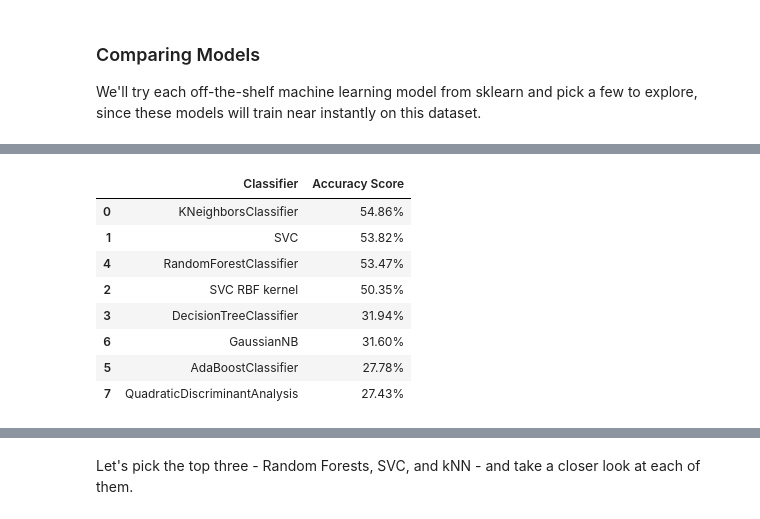
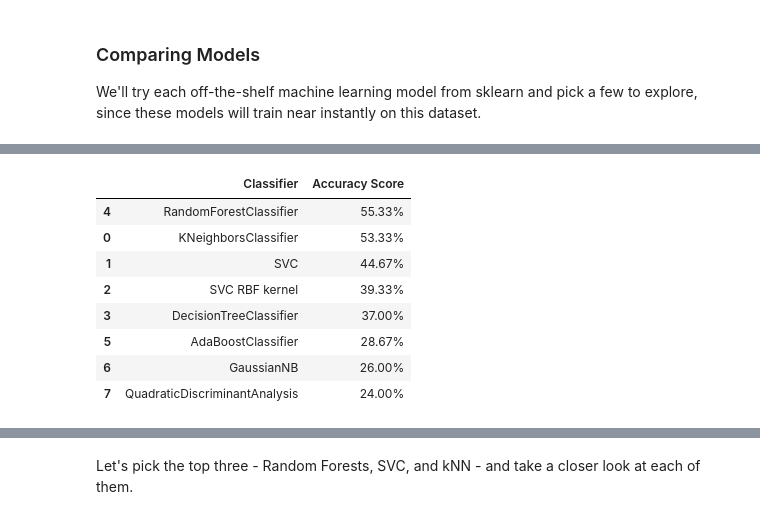
Before and after one commit to jaspergass/Week3-ClassicML, a Jupyter notebook: Week_3_MachineLearning.ipynb, the cells around one changed output, grey strips where cells are left out. Saved outputs shown, nothing was run; the diff lists cells and outputs as text; code cells hidden in the pictures.

```diff
--- a/Week_3_MachineLearning.ipynb
+++ b/Week_3_MachineLearning.ipynb
@@ -627,0 +703,31 @@ We'll try each off-the-shelf machine learning model from sklearn and pick a few
+# %%
+#Testing the accuracy of model trained on the RAVDSS data using my data
+from sklearn.neighbors import KNeighborsClassifier
+from sklearn.svm import SVC
+from sklearn.tree import DecisionTreeClassifier
+from sklearn.ensemble import RandomForestClassifier, AdaBoostClassifier
+from sklearn.naive_bayes import GaussianNB
+from sklearn.discriminant_analysis import QuadraticDiscriminantAnalysis
+
+classification_models = [
+    KNeighborsClassifier(),#(3),
+    SVC(kernel='linear'),#, C=0.025),
+    SVC(kernel='rbf'),
+    DecisionTreeClassifier(),#max_depth=5),
+    RandomForestClassifier(),#max_depth=5, n_estimators=10, max_features=1),
+    AdaBoostClassifier(),
+    GaussianNB(),
+    QuadraticDiscriminantAnalysis()]
+
+
+scores_on_my_data= []
+for model in classification_models:
+    model.fit(X_train_minmax, y_train)
+    score_on_my_data = model.score(my_data_features, my_data_emotions)
+    model_name = type(model).__name__
+    if model_name=='SVC' and model.kernel=='rbf': model_name+=' RBF kernel'
+    scores_on_my_data.append((model_name,(f'{100*score_on_my_data:.2f}%')))
+
+# Make it pretty
+scores_on_my_data_df = pd.DataFrame(scores_on_my_data,columns=['Classifier','Accuracy Score'])
+scores_on_my_data_df.sort_values(by='Accuracy Score',axis=0,ascending=False)
@@ -628,39 +744,40 @@ We'll try each off-the-shelf machine learning model from sklearn and pick a few
 # %%
+#Tesing the model that used the combined data set
 from sklearn.neighbors import KNeighborsClassifier
 from sklearn.svm import SVC
 from sklearn.tree import DecisionTreeClassifier
 from sklearn.ensemble import RandomForestClassifier, AdaBoostClassifier
 from sklearn.naive_bayes import GaussianNB
 from sklearn.discriminant_analysis import QuadraticDiscriminantAnalysis
 
 classification_models = [
     KNeighborsClassifier(),#(3),
     SVC(kernel='linear'),#, C=0.025),
     SVC(kernel='rbf'),
     DecisionTreeClassifier(),#max_depth=5),
     RandomForestClassifier(),#max_depth=5, n_estimators=10, max_features=1),
     AdaBoostClassifier(),
     GaussianNB(),
     QuadraticDiscriminantAnalysis()]
 
 scores = []
 for model in classification_models:
-    model.fit(X_train_scaled, y_train)
-    score = model.score(X_test_scaled, y_test)
+    model.fit(X_total_train_minmax, y_total_train)
+    score = model.score(X_total_test_minmax, y_total_test)
     model_name = type(model).__name__
     if model_name=='SVC' and model.kernel=='rbf': model_name+=' RBF kernel'
     scores.append((model_name,(f'{100*score:.2f}%')))
 
 # Make it pretty
 scores_df = pd.DataFrame(scores,columns=['Classifier','Accuracy Score'])
 scores_df.sort_values(by='Accuracy Score',axis=0,ascending=False)
 # %% [output]
 |  | Classifier | Accuracy Score |
-| 0 | KNeighborsClassifier | 54.86% |
-| 1 | SVC | 53.82% |
-| 4 | RandomForestClassifier | 53.47% |
-| 2 | SVC RBF kernel | 50.35% |
-| 3 | DecisionTreeClassifier | 31.94% |
-| 6 | GaussianNB | 31.60% |
-| 5 | AdaBoostClassifier | 27.78% |
-| 7 | QuadraticDiscriminantAnalysis | 27.43% |
+| 4 | RandomForestClassifier | 55.33% |
+| 0 | KNeighborsClassifier | 53.33% |
+| 1 | SVC | 44.67% |
+| 2 | SVC RBF kernel | 39.33% |
+| 3 | DecisionTreeClassifier | 37.00% |
+| 5 | AdaBoostClassifier | 28.67% |
+| 6 | GaussianNB | 26.00% |
+| 7 | QuadraticDiscriminantAnalysis | 24.00% |
```
Also changed, not shown: parts of 9 cells of this notebook.
